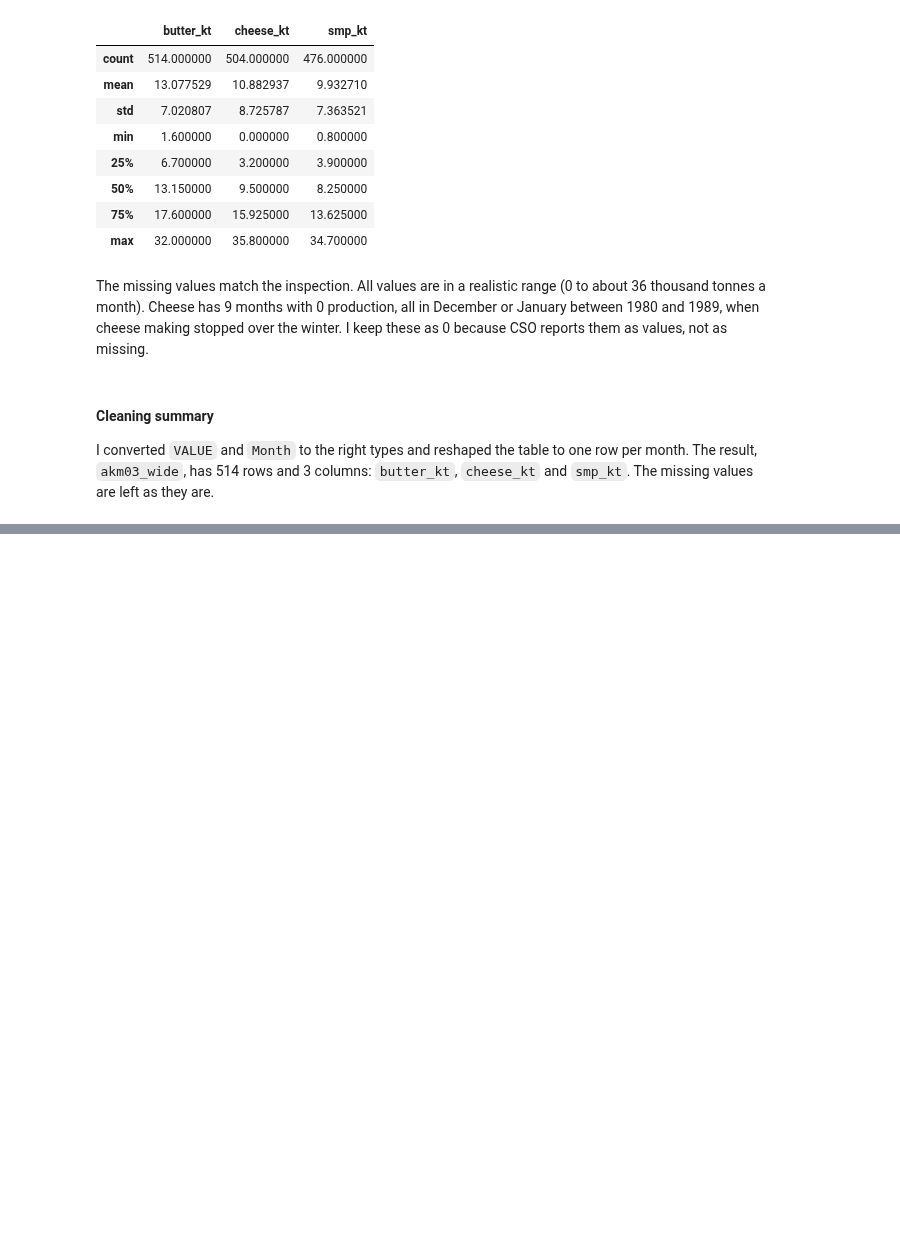
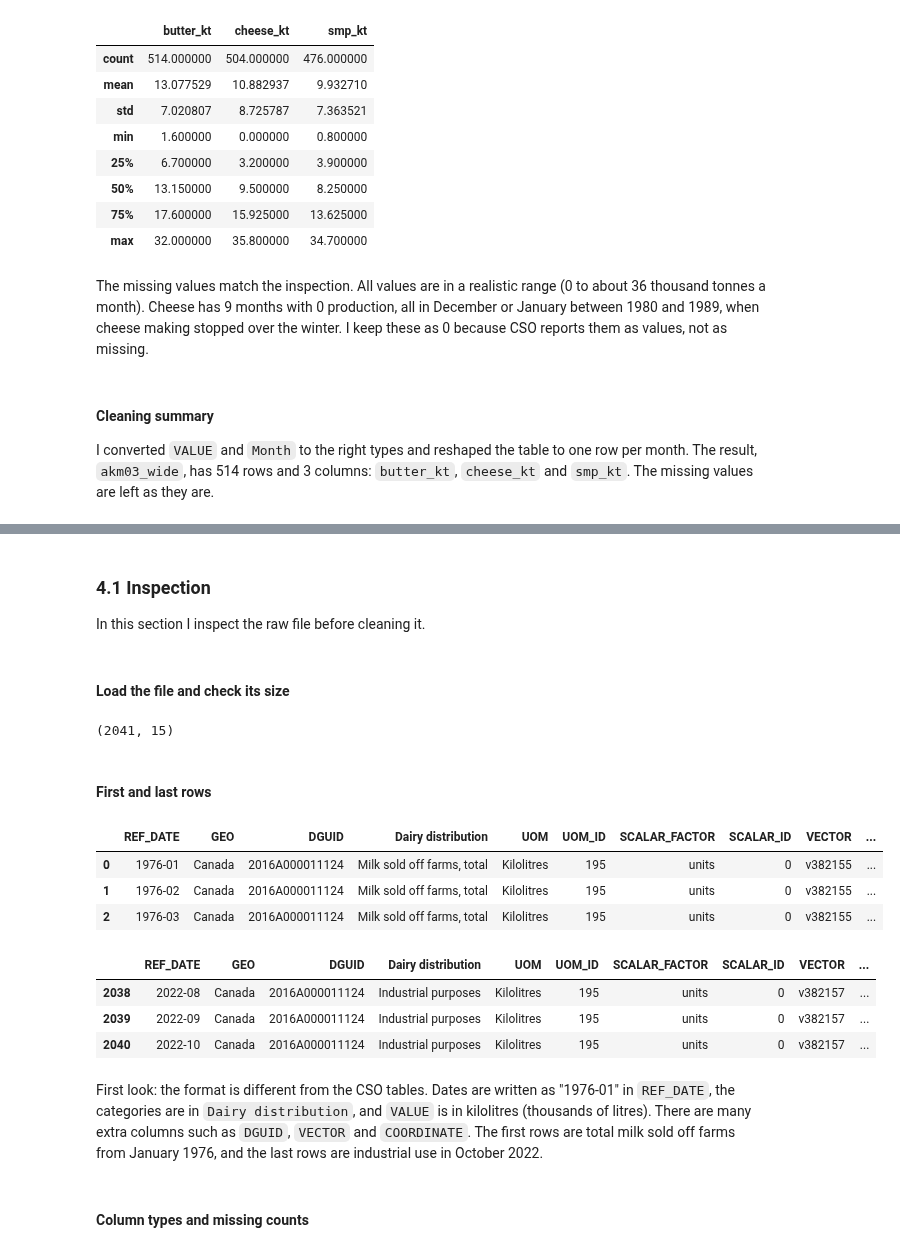
Before and after one commit to temulenbd/irish-dairy-analysis, a Jupyter notebook: notebooks/1_data_preparation.ipynb, the cells around one changed output, grey strips where cells are left out. Drawn from its saved outputs; the diff is of its cells as text; code cells hidden in the pictures; blank space fills up the shorter version.

Commit message:
Inspect and clean Statistics Canada milk data

```diff
--- a/notebooks/1_data_preparation.ipynb
+++ b/notebooks/1_data_preparation.ipynb
@@ -885,0 +892,33 @@ I converted `VALUE` and `Month` to the right types and reshaped the table to one
+# %% [markdown]
+### 4.1 Inspection
+
+In this section I inspect the raw file before cleaning it.
+# %% [markdown]
+#### Load the file and check its size
+# %%
+# Load the raw file
+canada = pd.read_csv("../data/raw/statcan_3210011301.csv")
+
+# Number of rows and columns
+canada.shape
+# %% [output]
+(2041, 15)
+# %% [markdown]
+#### First and last rows
+# %%
+# First and last 3 rows: format of the data, and where it starts and ends
+display(canada.head(3))
+display(canada.tail(3))
+# %% [output]
+|  | REF_DATE | GEO | DGUID | Dairy distribution | UOM | UOM_ID | SCALAR_FACTOR | SCALAR_ID | VECTOR | ... |
+| 0 | 1976-01 | Canada | 2016A000011124 | Milk sold off farms, total | Kilolitres | 195 | units | 0 | v382155 | ... |
+| 1 | 1976-02 | Canada | 2016A000011124 | Milk sold off farms, total | Kilolitres | 195 | units | 0 | v382155 | ... |
+| 2 | 1976-03 | Canada | 2016A000011124 | Milk sold off farms, total | Kilolitres | 195 | units | 0 | v382155 | ... |
+|  | REF_DATE | GEO | DGUID | Dairy distribution | UOM | UOM_ID | SCALAR_FACTOR | SCALAR_ID | VECTOR | ... |
+| 2038 | 2022-08 | Canada | 2016A000011124 | Industrial purposes | Kilolitres | 195 | units | 0 | v382157 | ... |
+| 2039 | 2022-09 | Canada | 2016A000011124 | Industrial purposes | Kilolitres | 195 | units | 0 | v382157 | ... |
+| 2040 | 2022-10 | Canada | 2016A000011124 | Industrial purposes | Kilolitres | 195 | units | 0 | v382157 | ... |
+# %% [markdown]
+First look: the format is different from the CSO tables. Dates are written as "1976-01" in `REF_DATE`, the categories are in `Dairy distribution`, and `VALUE` is in kilolitres (thousands of litres). There are many extra columns such as `DGUID`, `VECTOR` and `COORDINATE`. The first rows are total milk sold off farms from January 1976, and the last rows are industrial use in October 2022.
+# %% [markdown]
+#### Column types and missing counts
```
Also changed, not shown: parts of 15 cells of this notebook, 4 other files.
